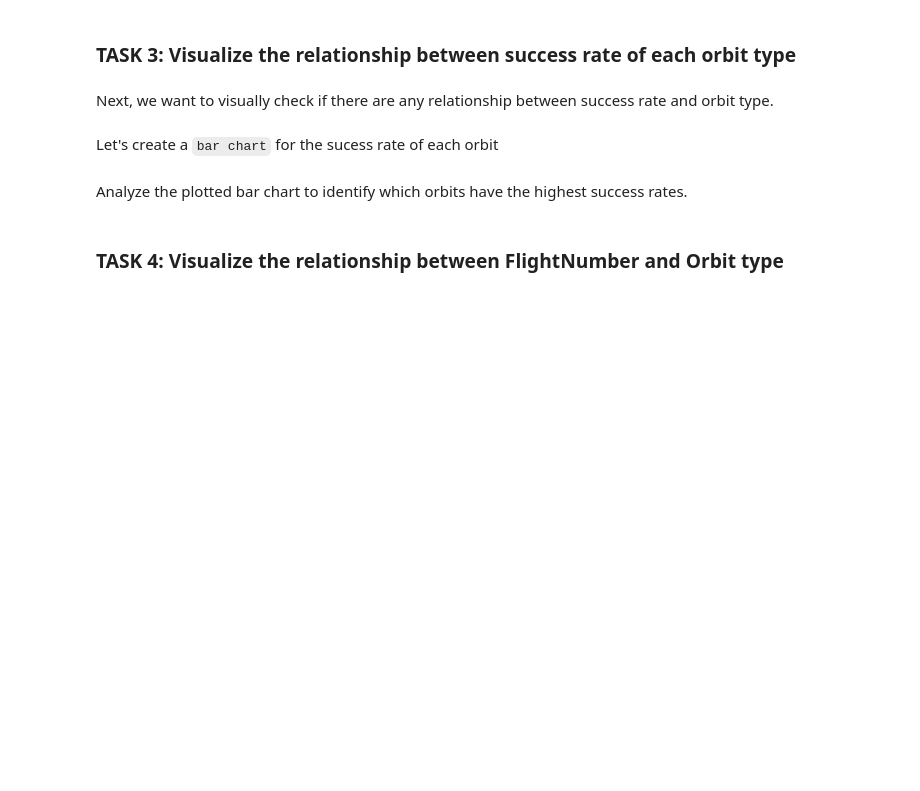
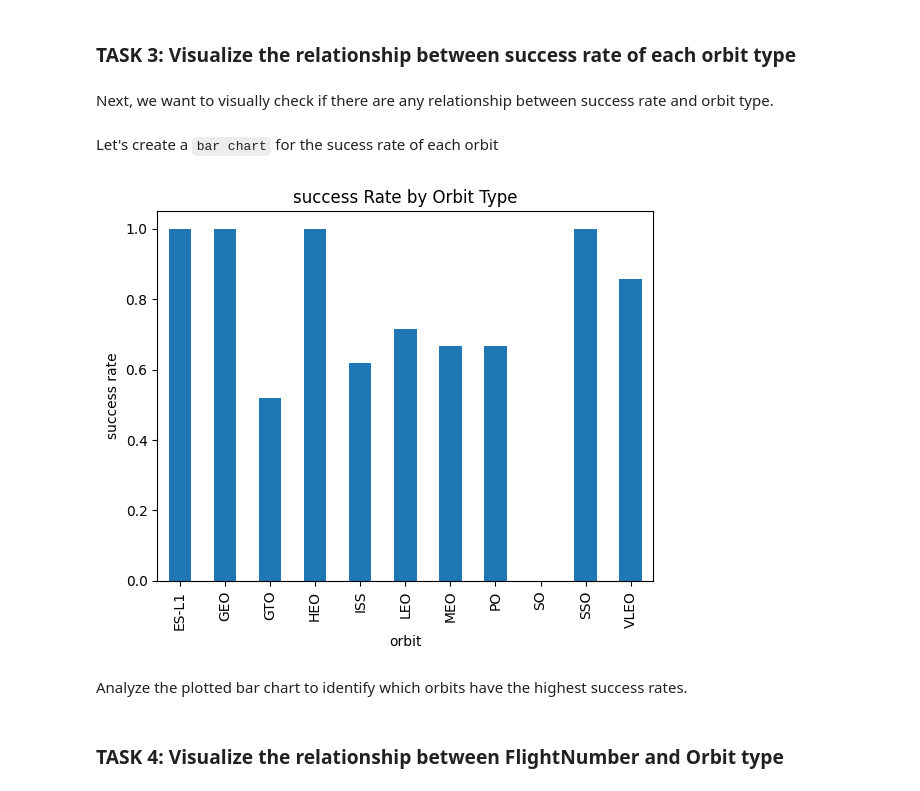
Before and after one commit to iam-ansuman/Data-Science-portfolio-, a Jupyter notebook: spacex-falcon9-landing-prediction/notebooks/edadataviz.ipynb, the cells around one changed output. Saved outputs shown, nothing was run; the diff lists cells and outputs as text; code cells hidden in the pictures; blank space fills up the shorter version.

Commit message:
group by the orbit and calculate the mean of class

```diff
--- a/spacex-falcon9-landing-prediction/notebooks/edadataviz.ipynb
+++ b/spacex-falcon9-landing-prediction/notebooks/edadataviz.ipynb
@@ -129,6 +137,14 @@ Next, we want to visually check if there are any relationship between success ra
 Let's create a `bar chart` for the sucess rate of each orbit
 # %%
 # HINT use groupby method on Orbit column and get the mean of Class column
+success_rate =  df.groupby("Orbit")["Class"].mean()
+success_rate.plot(kind="bar")
+plt.xlabel("orbit")
+plt.ylabel("success rate")
+plt.title("success Rate by Orbit Type")
+plt.show()
+# %% [output]
+[figure, added]
 # %% [markdown]
 Analyze the plotted bar chart to identify which orbits have the highest success rates.
 # %% [markdown]
```
Also changed, not shown: parts of 1 cell of this notebook.
